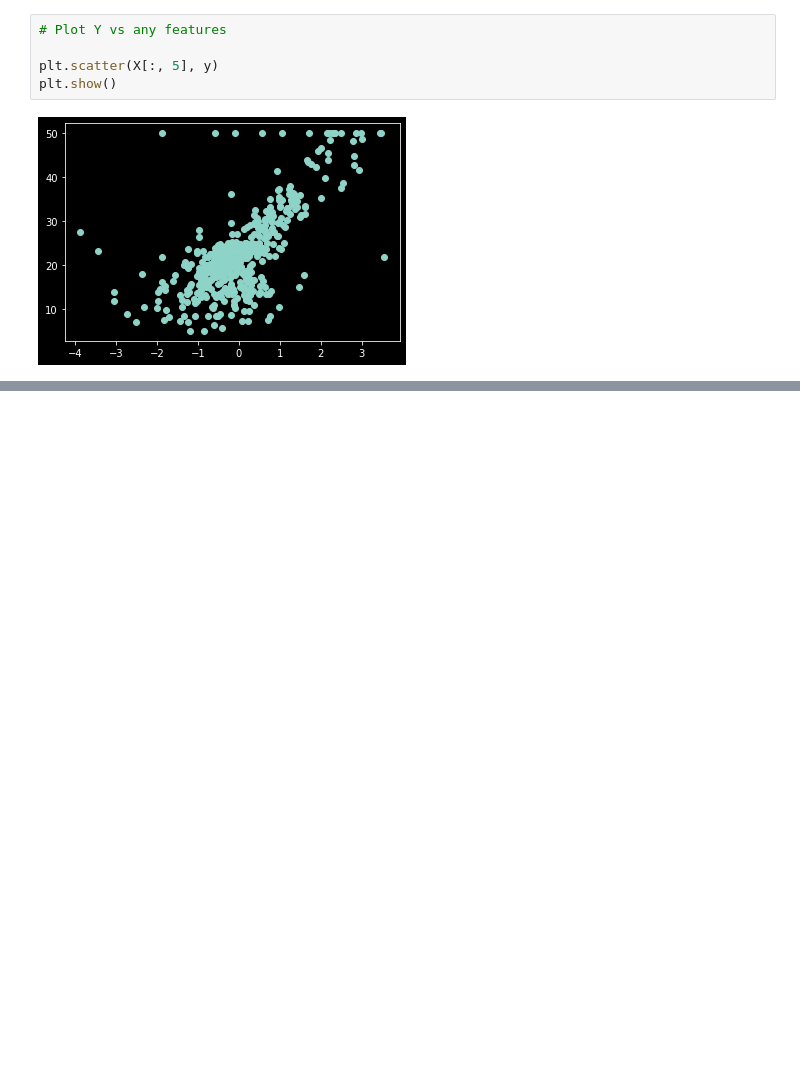
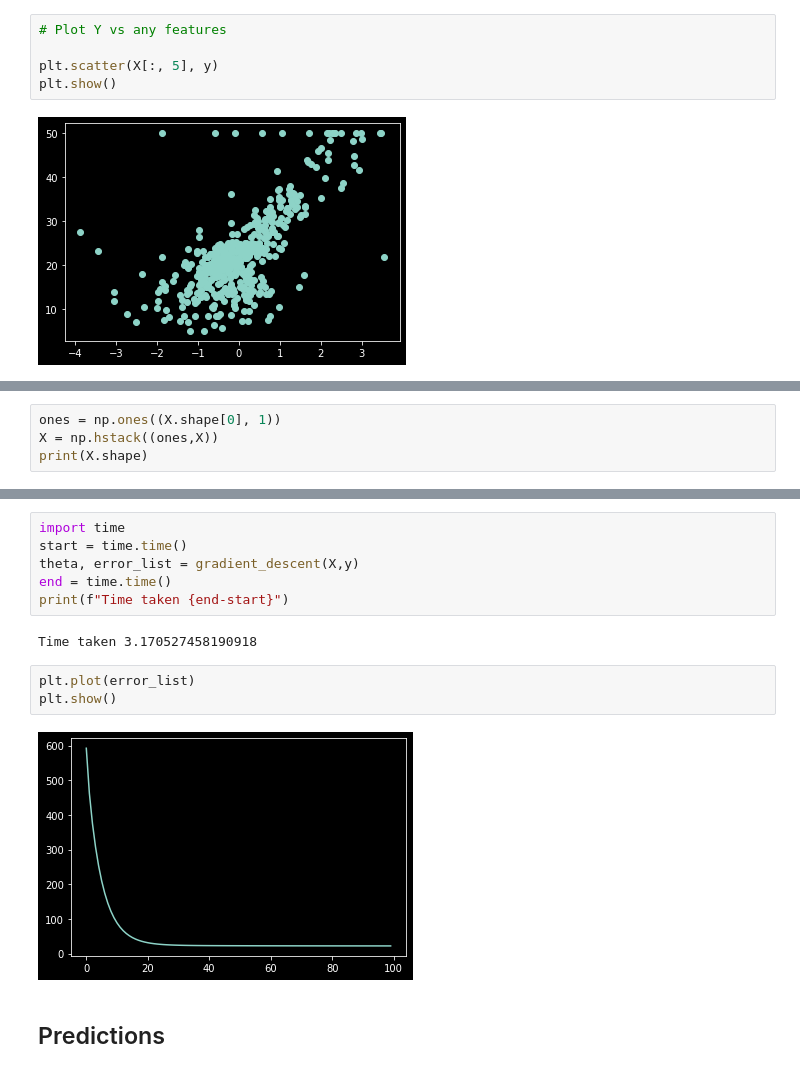
Before and after one commit to indrapaul824/ML-from-Scratch---CodingBlocks, a Jupyter notebook: Multiple Linear Regression/Boston Houses Prices.ipynb, the cells around one changed output, grey strips where cells are left out. Drawn from its saved outputs; the diff is of its cells as text; blank space fills up the shorter version.

Commit message:
Finalize predictions

```diff
--- a/Multiple Linear Regression/Boston Houses Prices.ipynb
+++ b/Multiple Linear Regression/Boston Houses Prices.ipynb
@@ -130,0 +139,4 @@ plt.show()
+# %%
+ones = np.ones((X.shape[0], 1))
+X = np.hstack((ones,X))
+print(X.shape)
@@ -130,0 +195,15 @@ plt.show()
+# %%
+import time
+start = time.time()
+theta, error_list = gradient_descent(X,y)
+end = time.time()
+print(f"Time taken {end-start}")
+# %% [output]
+Time taken 3.170527458190918
+# %%
+plt.plot(error_list)
+plt.show()
+# %% [output]
+[figure, added]
+# %% [markdown]
+## Predictions
```
Also changed, not shown: parts of 7 cells of this notebook.
